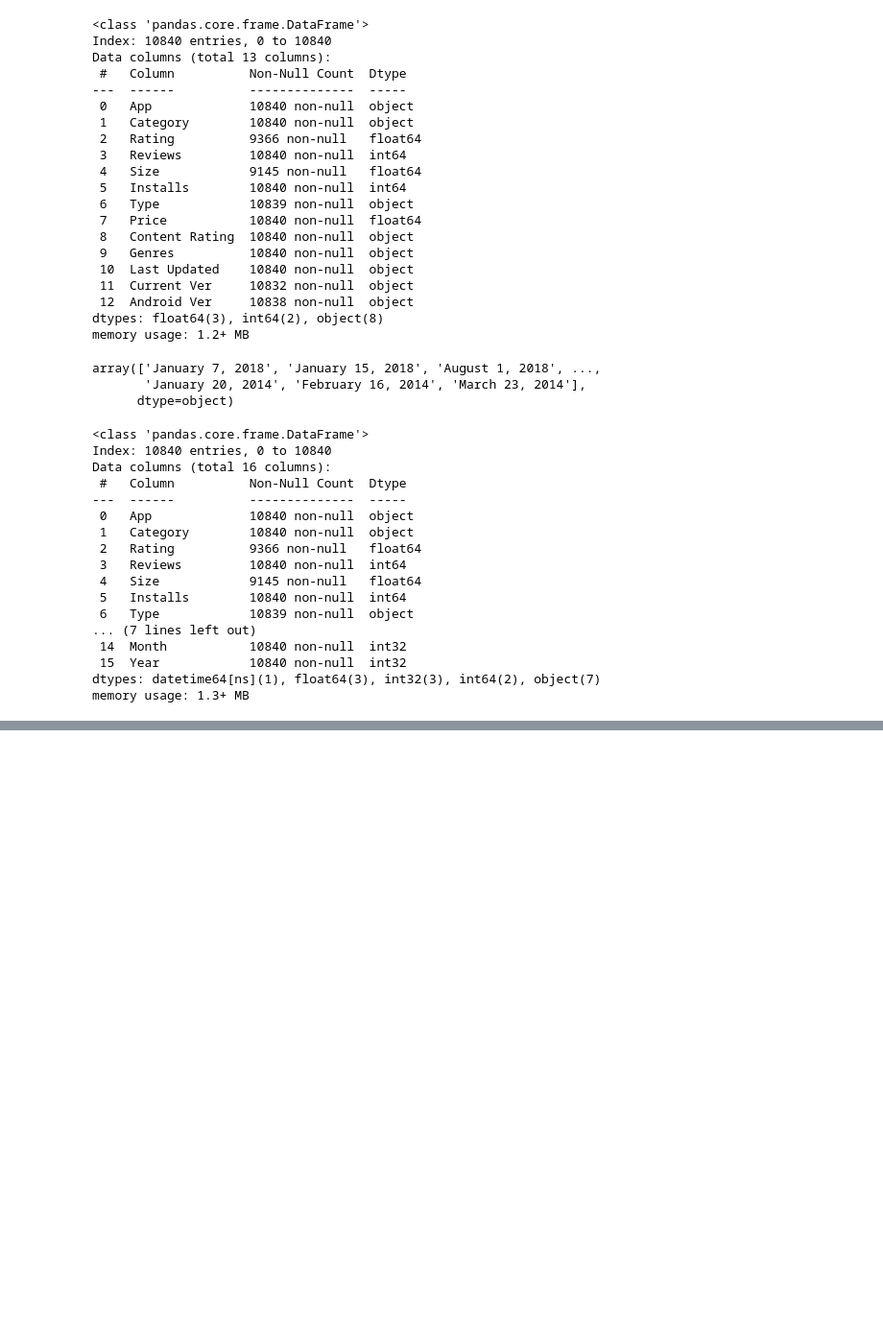
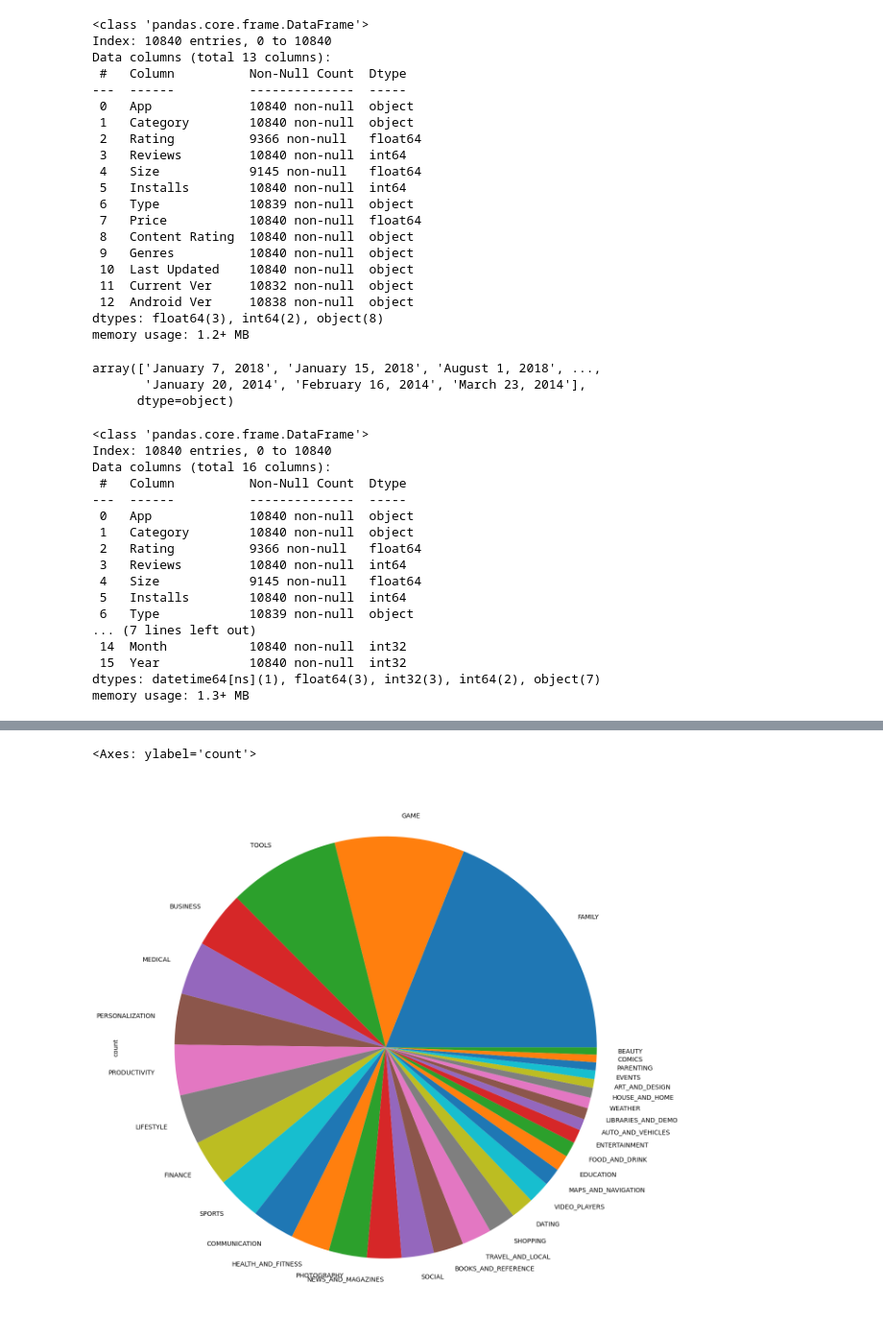
Before and after one commit to DeepikaSinghAIML/Live_classes, a Jupyter notebook: LiveClasses/DataCleaning_Google_Play.ipynb, the cells around one changed output, grey strips where cells are left out. Shown: that part at 96% size. Saved outputs shown, nothing was run; the diff lists cells and outputs as text; code cells hidden in the pictures; blank space fills up the shorter version.

```diff
--- a/LiveClasses/DataCleaning_Google_Play.ipynb
+++ b/LiveClasses/DataCleaning_Google_Play.ipynb
@@ -293,0 +417,5 @@ df_copy.to_csv('google_cleaned.csv')
+# %%
+df_copy['Category'].value_counts().plot.pie(y=df_copy['Category'], figsize=(15,16))
+# %% [output]
+<Axes: ylabel='count'>
+[figure, added]
```
Also changed, not shown: parts of 22 cells of this notebook.
